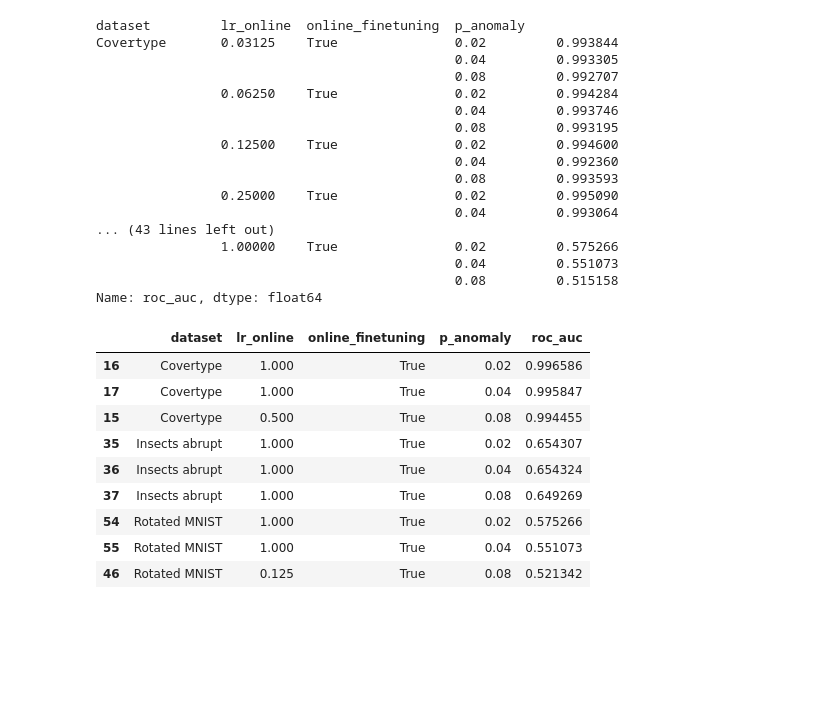
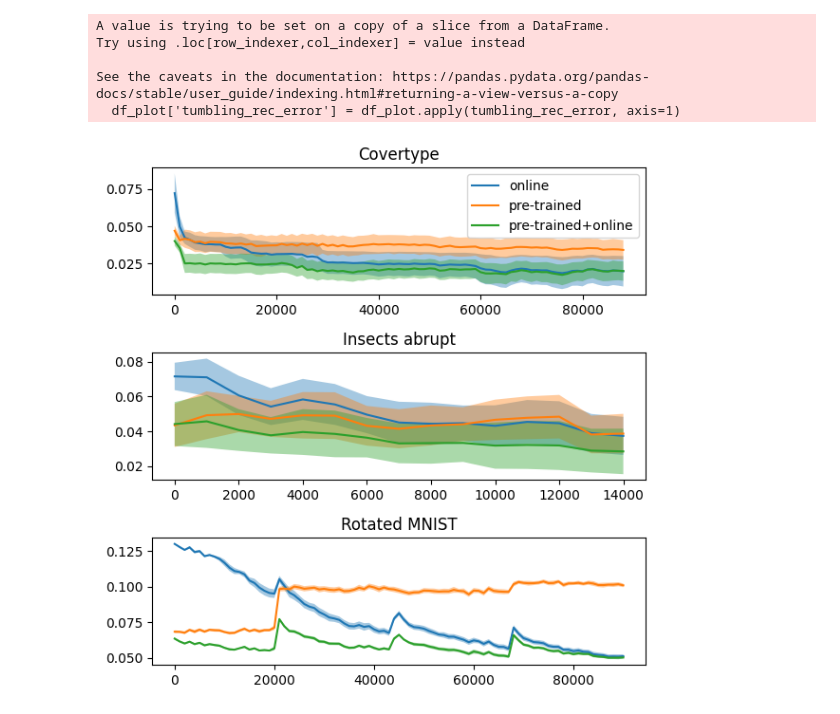
Before and after one commit to lucasczz/OLRONN, a Jupyter notebook: notebooks/ae_performance.ipynb, the cells around one changed output. Saved outputs shown, nothing was run; the diff lists cells and outputs as text; code cells hidden in the pictures; blank space fills up the shorter version.

```diff
--- a/notebooks/ae_performance.ipynb
+++ b/notebooks/ae_performance.ipynb
@@ -8,5 +7,7 @@ df = pd.read_json("../reports/ae_test.jsonl", orient='records', lines=True)
 # %%
+df = pd.read_json("../reports/ae_test_v4.jsonl", orient='records', lines=True)
 df['anom_scores'] = df['anom_scores'].apply(np.array)
 df['is_anom'] = df['is_anom'].apply(np.array)
 df['roc_auc'] = df.apply(lambda row: roc_auc_score(row['is_anom'], row['anom_scores']), axis=1)
+df['mean_anom_score'] = df['anom_scores'].apply(np.mean)
 # %%
@@ -36,39 +35,3 @@ Name: mean_anom_score, dtype: float64
-# %%
-dfm
-# %% [output]
-dataset         lr_online  online_finetuning  p_anomaly
-Covertype       0.03125    True               0.02         0.993844
-                                              0.04         0.993305
-                                              0.08         0.992707
-                0.06250    True               0.02         0.994284
-                                              0.04         0.993746
-                                              0.08         0.993195
-                0.12500    True               0.02         0.994600
-                                              0.04         0.992360
-                                              0.08         0.993593
-                0.25000    True               0.02         0.995090
-                                              0.04         0.993064
-... (43 lines left out)
-                1.00000    True               0.02         0.575266
-                                              0.04         0.551073
-                                              0.08         0.515158
-Name: roc_auc, dtype: float64
-# %%
-dfr = dfm.reset_index()
-dfr = dfr[dfr['online_finetuning']]
-idcs_best_lr = dfr.groupby(['dataset','p_anomaly'])['roc_auc'].idxmax()
-dfr.loc[idcs_best_lr]
-# %% [output]
-|  | dataset | lr_online | online_finetuning | p_anomaly | roc_auc |
-| 16 | Covertype | 1.000 | True | 0.02 | 0.996586 |
-| 17 | Covertype | 1.000 | True | 0.04 | 0.995847 |
-| 15 | Covertype | 0.500 | True | 0.08 | 0.994455 |
-| 35 | Insects abrupt | 1.000 | True | 0.02 | 0.654307 |
-| 36 | Insects abrupt | 1.000 | True | 0.04 | 0.654324 |
-| 37 | Insects abrupt | 1.000 | True | 0.08 | 0.649269 |
-| 54 | Rotated MNIST | 1.000 | True | 0.02 | 0.575266 |
-| 55 | Rotated MNIST | 1.000 | True | 0.04 | 0.551073 |
-| 46 | Rotated MNIST | 0.125 | True | 0.08 | 0.521342 |
 # %%
 def tumbling_roc_auc_score(row, window_size=1000):
     is_anom = row["is_anom"]
@@ -88,3 +51,33 @@ def tumbling_rec_error(row, window_size=1000):
         anom_score[start : start + window_size].mean()
         for start in range(0, len(anom_score) - window_size, window_size)
     ]
+# %%
+# Plot reconstruction error vs. time
+df_plot = df[df['p_anomaly'] == .04]
+df_plot['tumbling_rec_error'] = df_plot.apply(tumbling_rec_error, axis=1)
+fig, axs = plt.subplots(nrows=3, figsize=(6, 6))
+y_metric = 'tumbling_rec_error'
+
+for ax, (dataset, dfg) in zip(axs, df_plot.groupby(["dataset"])):
+    for mode, dfo in dfg.groupby("mode"):
+        roc_scores = dfo[y_metric].to_list()
+        min_len = min([len(roc_score) for roc_score in roc_scores])
+        score_array = np.array([score[:min_len] for score in roc_scores])
+        mean_scores = score_array.mean(axis=0)
+        std_scores = score_array.std(axis=0)
+        x = np.arange(0, len(mean_scores)) * 1000
+        ax.plot(x, mean_scores, label=mode)
+        ax.fill_between(x, mean_scores-std_scores, mean_scores+std_scores, alpha=.4)
+        ax.set_title(dataset[0])
+
+
+
+axs[0].legend()
+fig.tight_layout()
+# %% [output]
+A value is trying to be set on a copy of a slice from a DataFrame.
+Try using .loc[row_indexer,col_indexer] = value instead
+
+See the caveats in the documentation: https://pandas.pydata.org/pandas-docs/stable/user_guide/indexing.html#returning-a-view-versus-a-copy
+  df_plot['tumbling_rec_error'] = df_plot.apply(tumbling_rec_error, axis=1)
+[figure, added]
```
Also changed, not shown: parts of 17 cells of this notebook, 5 other files.
